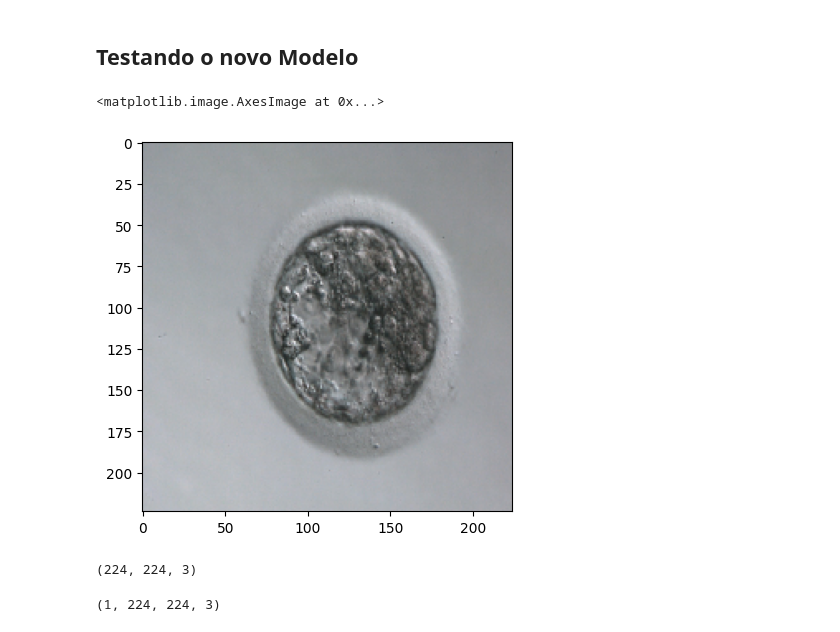
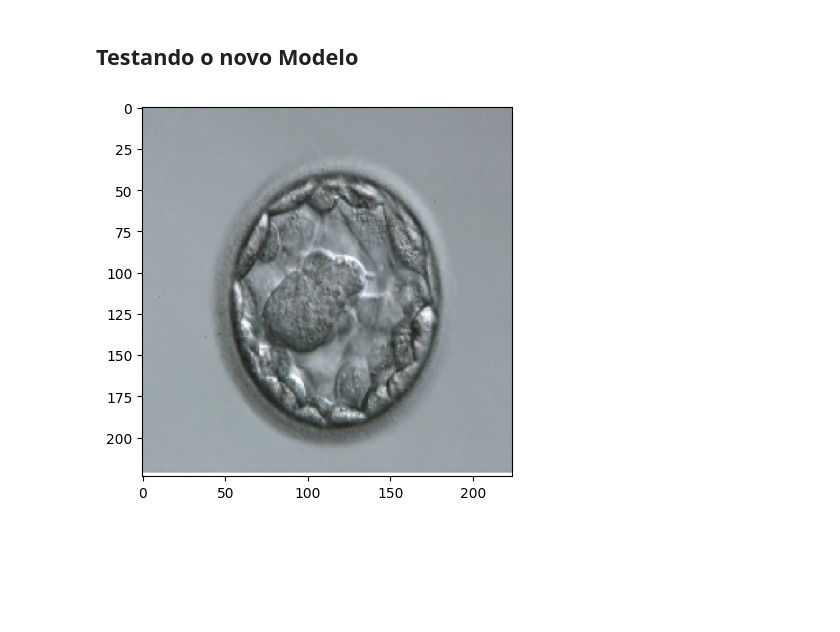
Before and after one commit to phps-28/Data-Science-PGEBM, a Jupyter notebook: Mestrado/Projeto/Teste_2_Classificação_de_Imagens_de_Embriões.ipynb, the cells around one changed output. Cells and saved outputs as stored; diff of their text form; code cells hidden in the pictures; blank space fills up the shorter version.

```diff
--- a/Mestrado/Projeto/Teste_2_Classificação_de_Imagens_de_Embriões.ipynb
+++ b/Mestrado/Projeto/Teste_2_Classificação_de_Imagens_de_Embriões.ipynb
@@ -239,19 +187,8 @@ plt.show()
 # %% [markdown]
 ## Testando o novo Modelo
 # %%
-image_test = tf.keras.preprocessing.image.load_img(r'/content/2BB 1.PNG', target_size=(224,224))
+# Embrião 3AB 1.200
+image_test_1 = tf.keras.preprocessing.image.load_img(r'/content/3AB 1.200.PNG', target_size=(224,224))
+plt.imshow(image_test_1);
+# %% [output]
+[figure, added]
-# %%
-plt.imshow(image_test)
-# %% [output]
-<matplotlib.image.AxesImage at 0x...>
-[figure, removed]
-# %%
-image_test = tf.keras.preprocessing.image.img_to_array(image_test)
-np.shape(image_test)
-# %% [output]
-(224, 224, 3)
-# %%
-image_test = np.expand_dims(image_test, axis = 0)
-np.shape(image_test)
-# %% [output]
-(1, 224, 224, 3)
```
Also changed, not shown: parts of 27 cells of this notebook.
